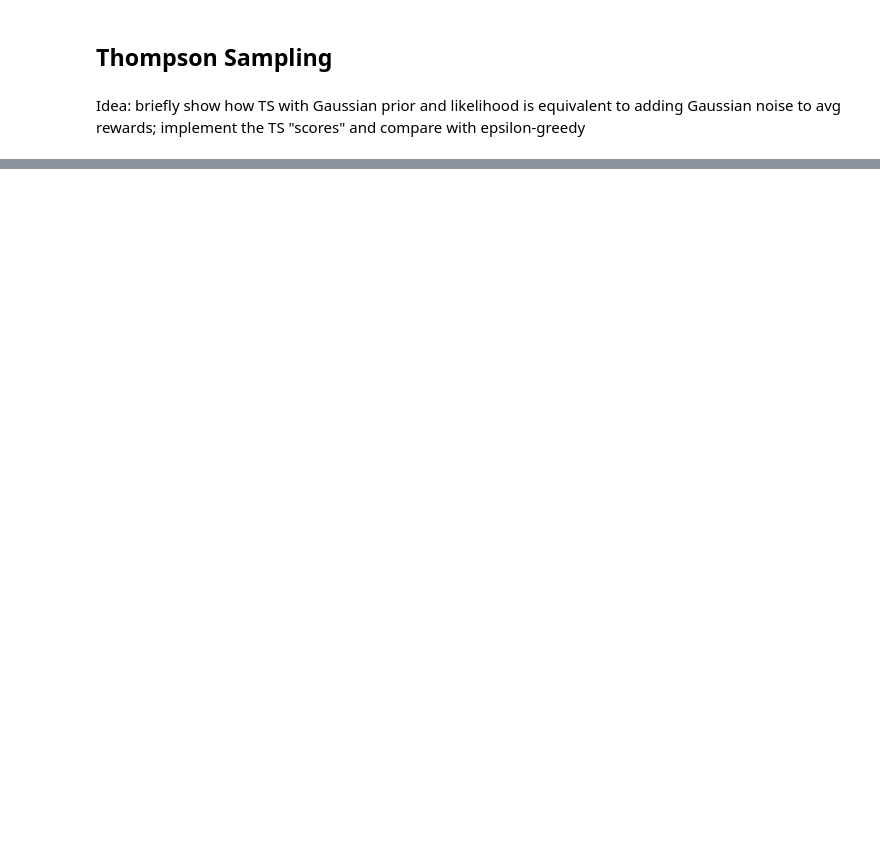
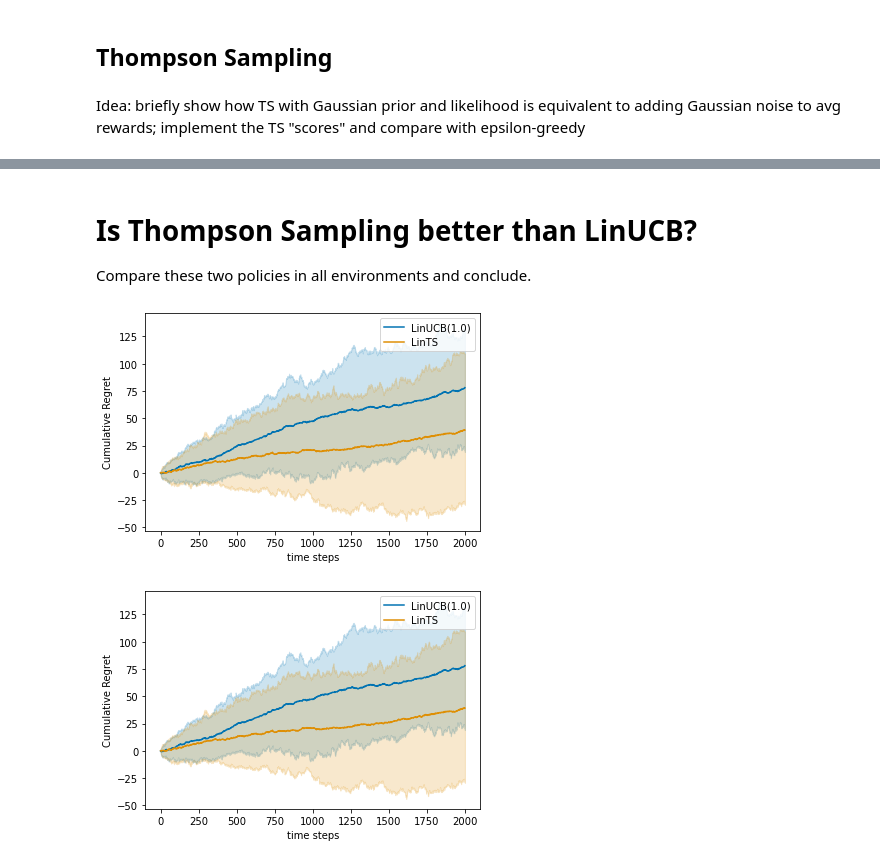
Before and after one commit to rlsummerschool/practical-sessions, a Jupyter notebook: notebooks/bandits_practice.ipynb, the cells around one changed output, grey strips where cells are left out. Drawn from its saved outputs; the diff is of its cells as text; code cells hidden in the pictures; blank space fills up the shorter version.

```diff
--- a/notebooks/bandits_practice.ipynb
+++ b/notebooks/bandits_practice.ipynb
@@ -639,0 +614,17 @@ plot_regret(linucb_vs_ts_fixed, q=10)
+# %% [markdown]
+# Is Thompson Sampling better than LinUCB?
+Compare these two policies in all environments and conclude.
+# %%
+T=2000
+N=50
+
+# linucb = LinUCB(T, d, delta, lambda_reg=1.)
+ts = LinTS(d, delta, lambda_prior=1.)
+
+
+linucb_vs_ts_fixed = experiment_linb(fixed_env, [linucb, ts], Nmc=N, T=T)
+
+plot_result(linucb_vs_ts_fixed, q=10)
+# %% [output]
+[figure, added]
+[figure, added]
```
Also changed, not shown: parts of 30 cells of this notebook, 1 other file.
